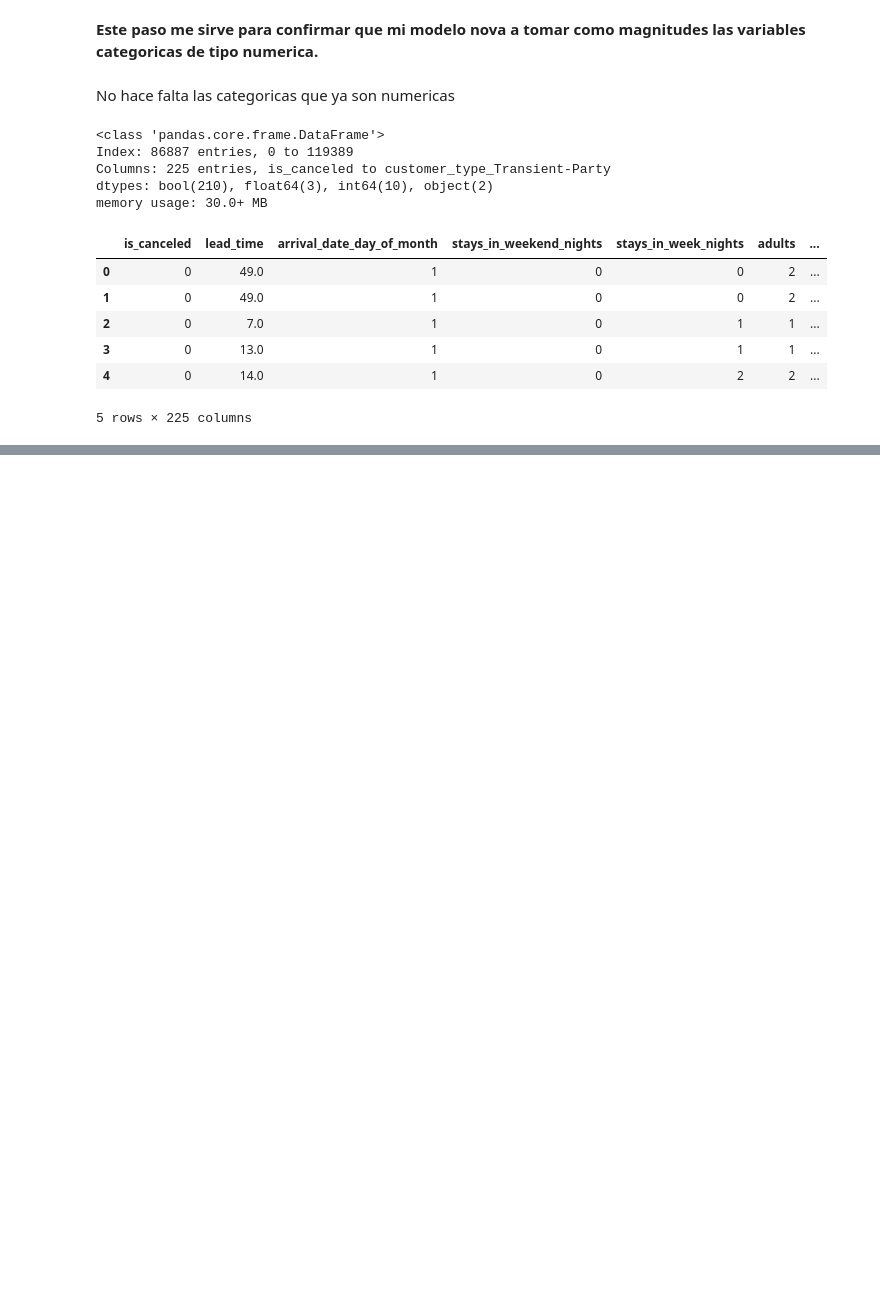
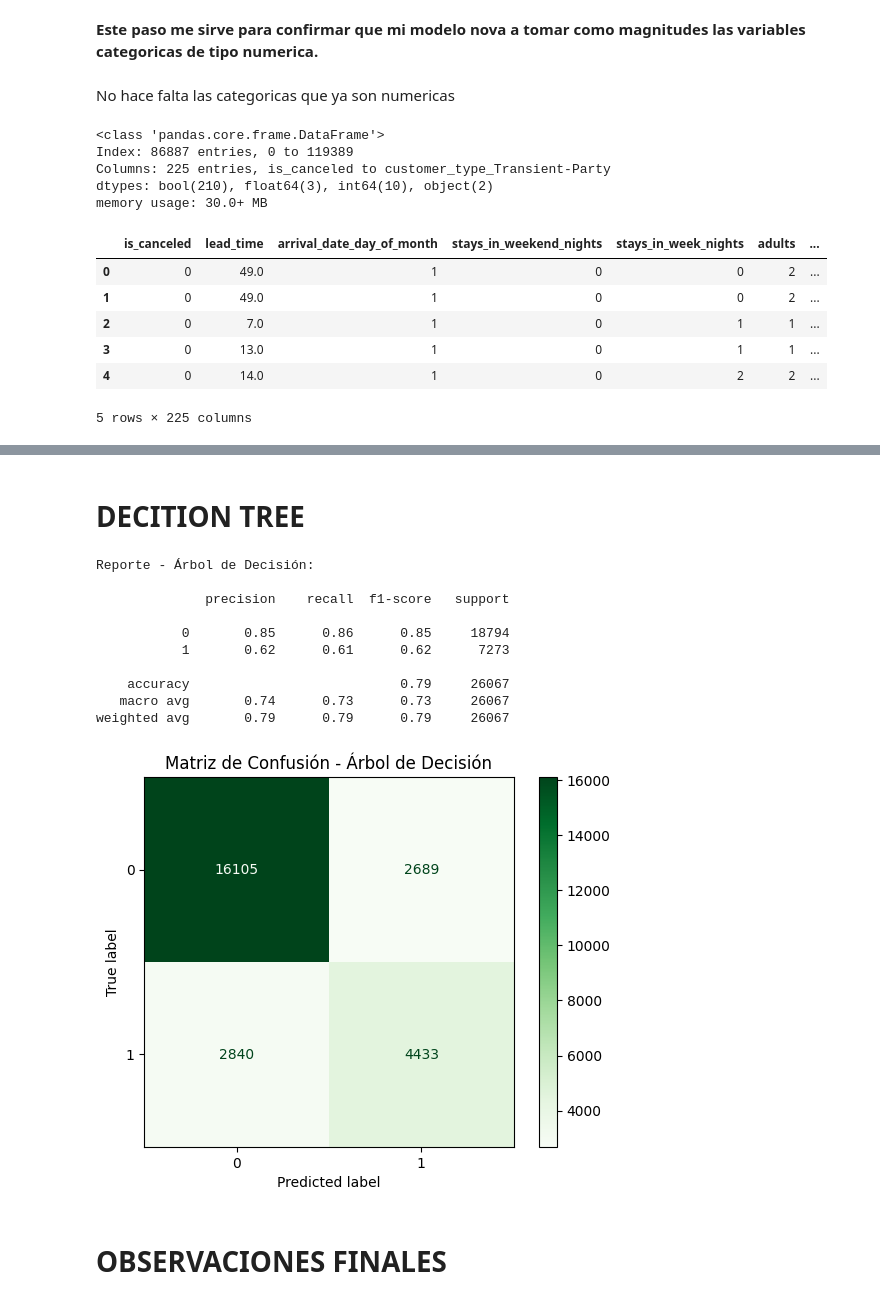
Before and after one commit to number1angel/tphotel, a Jupyter notebook: hotel_vn.ipynb, the cells around one changed output, grey strips where cells are left out. Saved outputs shown, nothing was run; the diff lists cells and outputs as text; code cells hidden in the pictures; blank space fills up the shorter version.

```diff
--- a/hotel_vn.ipynb
+++ b/hotel_vn.ipynb
@@ -594,0 +714,34 @@ memory usage: 30.0+ MB
+# %% [markdown]
+# **DECITION TREE**
+# %%
+# 1. Instanciar el modelo
+dt_model = DecisionTreeClassifier(random_state=42, max_depth=5)
+
+# 2. Entrenar con los datos de entrenamiento
+dt_model.fit(X_train, y_train)
+
+# 3. Predecir con los datos de test
+y_pred_dt = dt_model.predict(X_test)
+
+# 4. Reporte de clasificación
+print("Reporte - Árbol de Decisión:\n")
+print(classification_report(y_test, y_pred_dt))
+
+# 5. Matriz de confusión y gráfico
+ConfusionMatrixDisplay(confusion_matrix(y_test, y_pred_dt), display_labels=dt_model.classes_).plot(cmap="Greens")
+plt.title("Matriz de Confusión - Árbol de Decisión")
+plt.show()
+# %% [output]
+Reporte - Árbol de Decisión:
+
+              precision    recall  f1-score   support
+
+           0       0.85      0.86      0.85     18794
+           1       0.62      0.61      0.62      7273
+
+    accuracy                           0.79     26067
+   macro avg       0.74      0.73      0.73     26067
+weighted avg       0.79      0.79      0.79     26067
+[figure, added]
+# %% [markdown]
+# **OBSERVACIONES FINALES**
```
Also changed, not shown: parts of 18 cells of this notebook.
